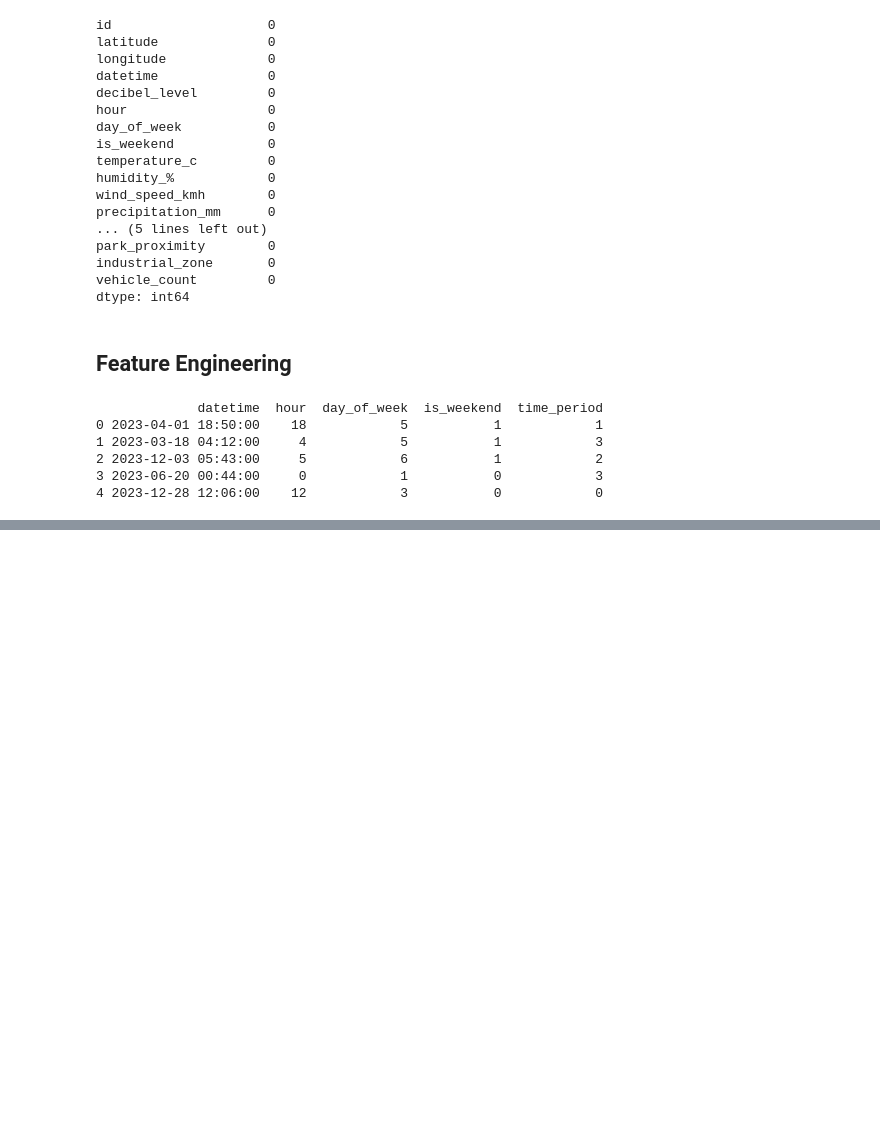
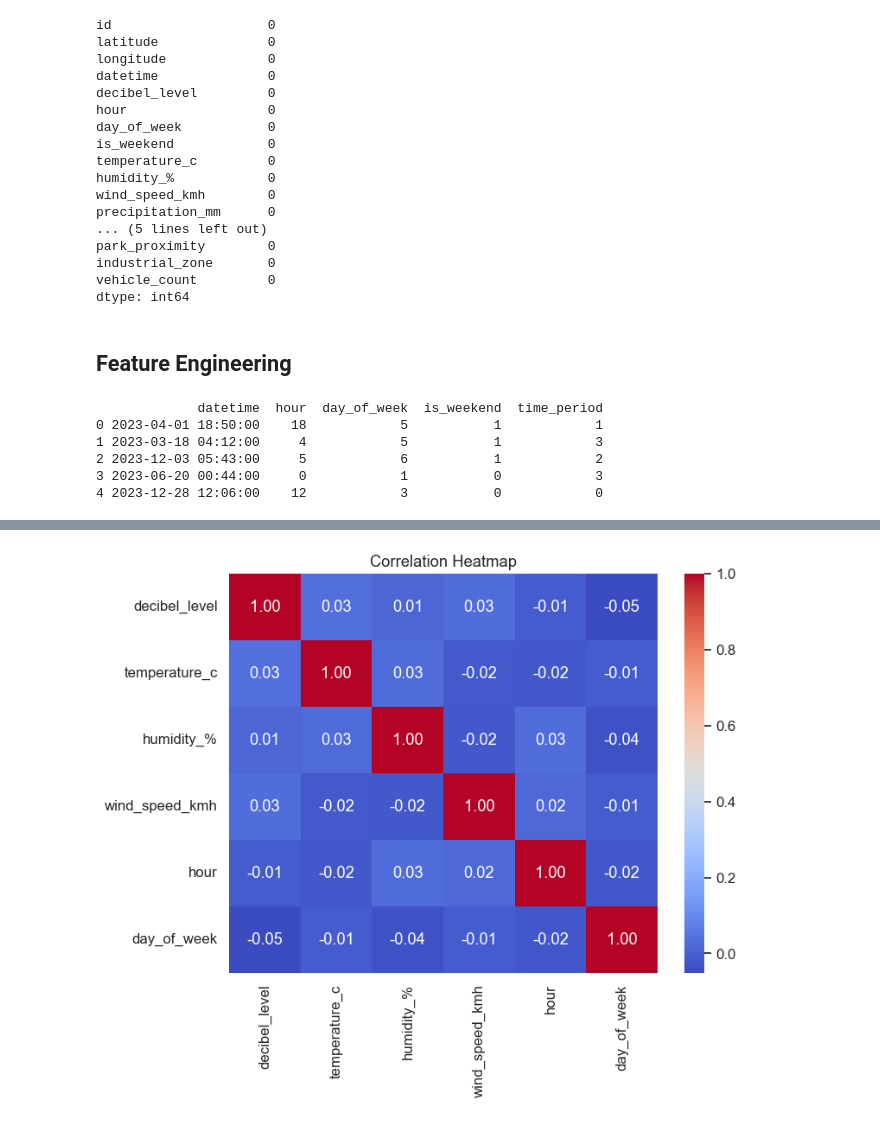
Before and after one commit to sanodyaJinadasa/Urban-noise-analysis, a Jupyter notebook: Analysis.ipynb, the cells around one changed output, grey strips where cells are left out. Saved outputs shown, nothing was run; the diff lists cells and outputs as text; code cells hidden in the pictures; blank space fills up the shorter version.

```diff
--- a/Analysis.ipynb
+++ b/Analysis.ipynb
@@ -243,0 +319,8 @@ print(df[['datetime', 'hour', 'day_of_week', 'is_weekend', 'time_period']].head(
+# %%
+numeric_features = ['decibel_level', 'temperature_c', 'humidity_%', 'wind_speed_kmh', 'hour', 'day_of_week']
+plt.figure(figsize=(8, 6))
+sns.heatmap(df[numeric_features].corr(), annot=True, cmap='coolwarm', fmt=".2f")
+plt.title("Correlation Heatmap")
+plt.show()
+# %% [output]
+[figure, added]
```
Also changed, not shown: parts of 16 cells of this notebook.
